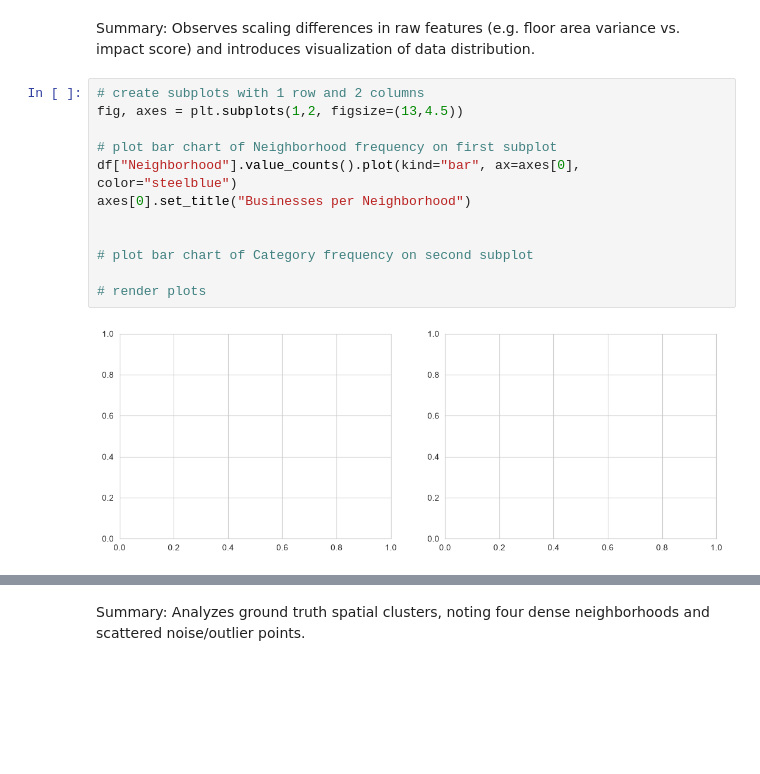
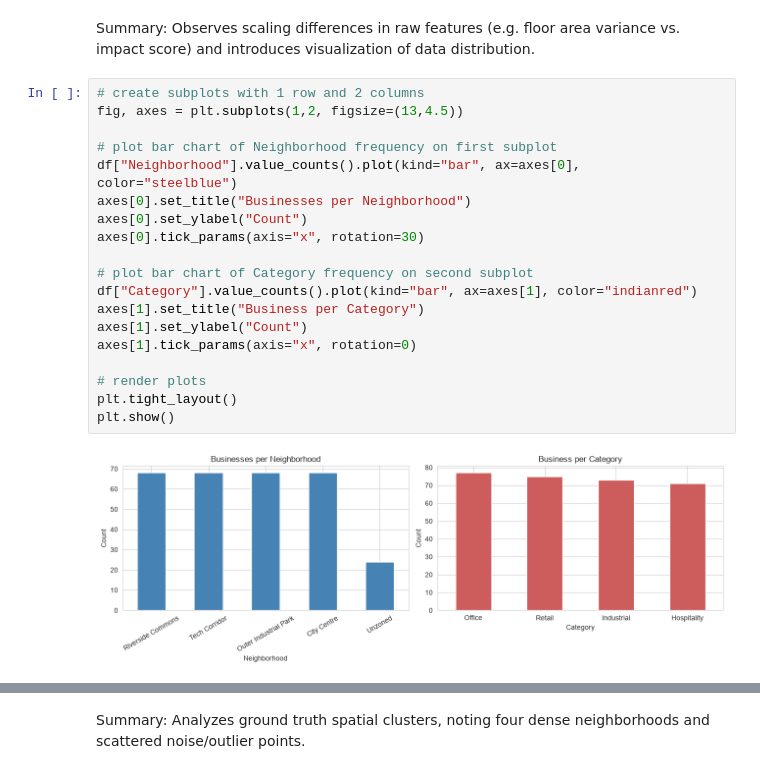
Before and after one commit to cda79/461-lab01-introduction, a Jupyter notebook: LabTask05/lab05-new.ipynb, the cells around one changed output, grey strips where cells are left out. Saved outputs shown, nothing was run; the diff lists cells and outputs as text; blank space fills up the shorter version.

```diff
--- a/LabTask05/lab05-new.ipynb
+++ b/LabTask05/lab05-new.ipynb
@@ -129,16 +129,23 @@ Summary: Observes scaling differences in raw features (e.g. floor area variance
 # %%
 # create subplots with 1 row and 2 columns
 fig, axes = plt.subplots(1,2, figsize=(13,4.5))
 
 # plot bar chart of Neighborhood frequency on first subplot
 df["Neighborhood"].value_counts().plot(kind="bar", ax=axes[0], color="steelblue")
 axes[0].set_title("Businesses per Neighborhood")
-
+axes[0].set_ylabel("Count")
+axes[0].tick_params(axis="x", rotation=30)
 
 # plot bar chart of Category frequency on second subplot
+df["Category"].value_counts().plot(kind="bar", ax=axes[1], color="indianred")
+axes[1].set_title("Business per Category")
+axes[1].set_ylabel("Count")
+axes[1].tick_params(axis="x", rotation=0)
 
 # render plots
+plt.tight_layout()
+plt.show()
 # %% [output]
-[figure, old version]
+[figure, new version]
 # %%
 # create scatter plot of Longitude vs Latitude
```
Also changed, not shown: parts of 5 cells of this notebook.
